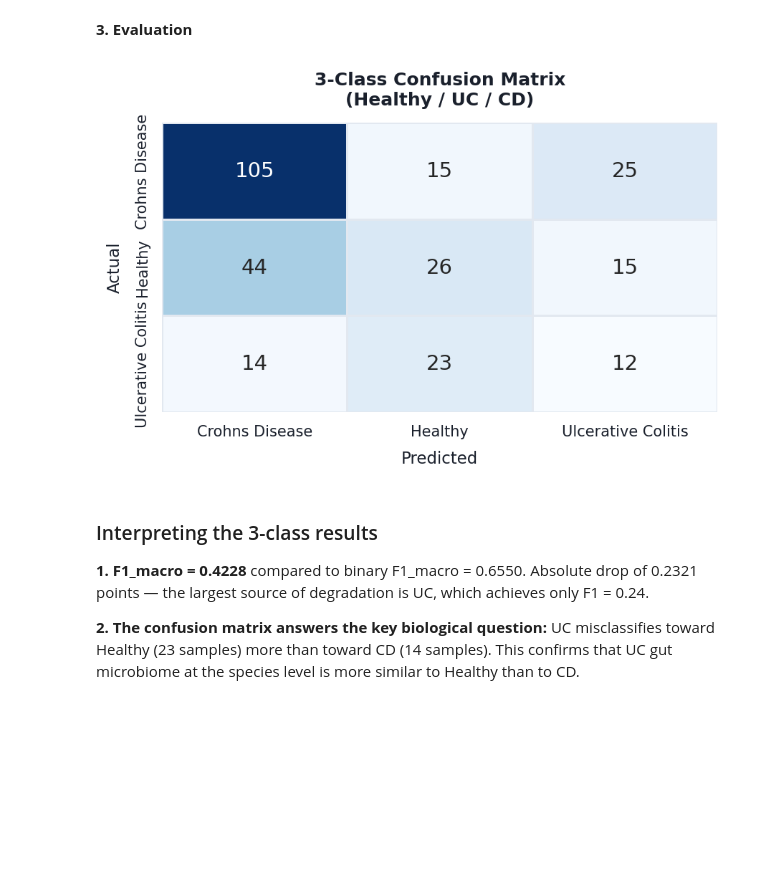
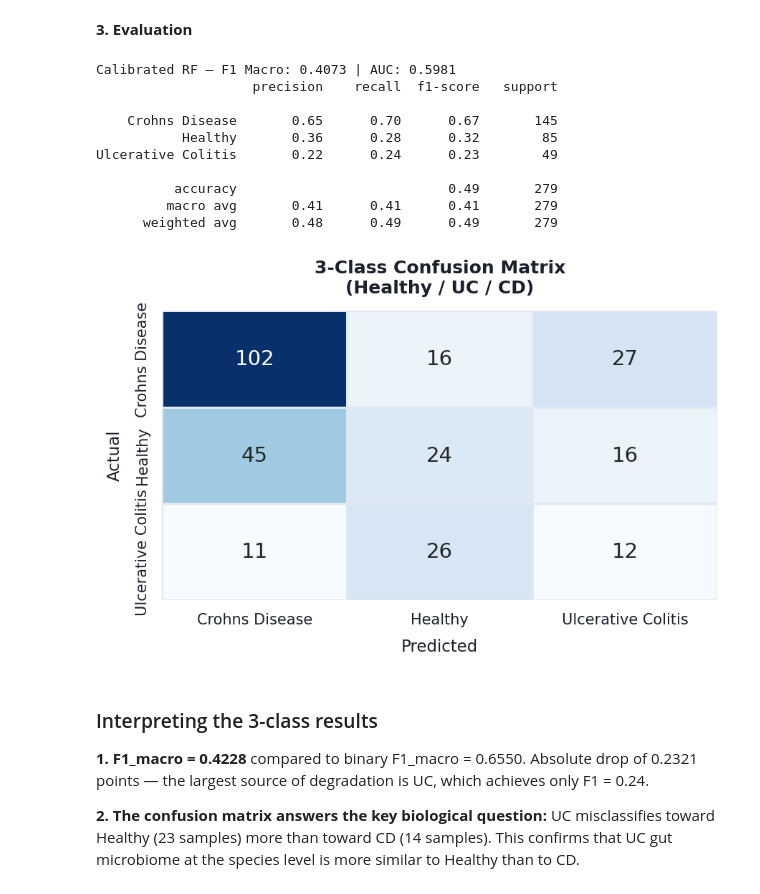
Before and after one commit to Shivadzn/HMP2_IBD_Microbiome_Longitudinal_Analysis, a Jupyter notebook: notebook/HMP2_IBD_Microbiome_Longitudinal_Analysis.ipynb, the cells around one changed output. Drawn from its saved outputs; the diff is of its cells as text; code cells hidden in the pictures; blank space fills up the shorter version.

```diff
--- a/notebook/HMP2_IBD_Microbiome_Longitudinal_Analysis.ipynb
+++ b/notebook/HMP2_IBD_Microbiome_Longitudinal_Analysis.ipynb
@@ -2191,8 +2191,8 @@ penalising the model equally for misclassifying either class.
 **1. Data Prep**
 # %%
 # ── Binary dataset: Healthy vs Crohn's Disease ───────────────────────────────
-binary_mask = df_ml['diagnosis'].isin(['Healthy','Crohns Disease'])
-df_bin  = df_ml[binary_mask].copy()
+binary_mask = df_ml_clean['diagnosis'].isin(['Healthy','Crohns Disease'])
+df_bin  = df_ml_clean[binary_mask].copy()
 clr_bin = clr_ml.loc[df_bin.index].copy()
 
 X = clr_bin.values
@@ -2503,8 +2503,8 @@ from sklearn.preprocessing import LabelEncoder
 
 X_3      = clr_ml.values
 le       = LabelEncoder()
-y_3      = le.fit_transform(df_ml['diagnosis'].values)
-groups_3 = df_ml['Participant ID'].values
+y_3      = le.fit_transform(df_ml_clean['diagnosis'].values)
+groups_3 = df_ml_clean['Participant ID'].values
 
 print("3-class dataset:")
 print(f"  Samples     : {len(X_3):,}")
@@ -2525,16 +2525,16 @@ for i, cls in enumerate(le.classes_):
 **2. Split + GroupKFold**
 # %%
 # ── Participant-stratified split ──────────────────────────────────────────────
-unique_pids_3 = df_ml['Participant ID'].unique()
-pid_labels_3  = df_ml.groupby('Participant ID')['diagnosis'].first()
+unique_pids_3 = df_ml_clean['Participant ID'].unique()
+pid_labels_3  = df_ml_clean.groupby('Participant ID')['diagnosis'].first()
 
 train_pids_3, test_pids_3 = train_test_split(
     unique_pids_3, test_size=0.2, random_state=SEED,
     stratify=pid_labels_3
 )
 
-train_mask_3 = df_ml['Participant ID'].isin(train_pids_3).values
-test_mask_3  = df_ml['Participant ID'].isin(test_pids_3).values
+train_mask_3 = df_ml_clean['Participant ID'].isin(train_pids_3).values
+test_mask_3  = df_ml_clean['Participant ID'].isin(test_pids_3).values
 
 X_train_3, X_test_3 = X_3[train_mask_3], X_3[test_mask_3]
 y_train_3, y_test_3 = y_3[train_mask_3], y_3[test_mask_3]
@@ -2594,35 +2594,85 @@ Final 3-class model trained and calibrated.
 # %% [markdown]
 **3. Evaluation**
 # %%
+from sklearn.metrics import roc_auc_score
+
 y_pred_3 = calibrated_rf_3.predict(X_test_3)
+y_prob_3 = calibrated_rf_3.predict_proba(X_test_3)
 
 # ── Confusion matrix ──────────────────────────────────────────────────────────
 fig, ax = plt.subplots(figsize=(6, 4))
 fig.patch.set_facecolor('white')
 ax.set_facecolor('white')
 
 cm_3 = confusion_matrix(y_test_3, y_pred_3)
+
+# ── Final 3-class evaluation ────────────────────────────────────────────────
+
+f1_macro_3 = f1_score(
+    y_test_3,
+    y_pred_3,
+    average='macro'
+)
+
+accuracy_3 = accuracy_score(
+    y_test_3,
+    y_pred_3
+)
+
+# Multiclass AUC (One-vs-Rest, Macro average)
+auc_3 = roc_auc_score(
+    y_test_3,
+    y_prob_3,
+    multi_class='ovr',
+    average='macro'
+)
+
+print(f"Calibrated RF — F1 Macro: {f1_macro_3:.4f} | AUC: {auc_3:.4f}")
+
+print(classification_report(
+    y_test_3,
+    y_pred_3,
+    target_names=le.classes_,
+    digits=2
+))
+
+
 sns.heatmap(cm_3, annot=True, fmt='d', cmap='Blues',
             xticklabels=le.classes_,
             yticklabels=le.classes_,
             ax=ax, cbar=False, annot_kws={'size': 14},
             linewidths=0.5, linecolor='#E2E8F0')
 
 ax.set_xlabel('Predicted', fontsize=11, color='#1A202C', labelpad=8)
 ax.set_ylabel('Actual', fontsize=11, color='#1A202C', labelpad=8)
 ax.set_title('3-Class Confusion Matrix\n(Healthy / UC / CD)',
              fontweight='bold', color='#1A202C', fontsize=12, pad=12)
 
 ax.tick_params(colors='#1A202C', labelsize=10)
+
 for spine in ax.spines.values():
     spine.set_edgecolor('#E2E8F0')
 
 plt.tight_layout()
+
 plt.savefig('figure11_3class_confusion.png',
-            dpi=300, bbox_inches='tight', facecolor='white')
+            dpi=300,
+            bbox_inches='tight',
+            facecolor='white')
+
 plt.show()
 # %% [output]
+Calibrated RF — F1 Macro: 0.4073 | AUC: 0.5981
+                    precision    recall  f1-score   support
+
+    Crohns Disease       0.65      0.70      0.67       145
+           Healthy       0.36      0.28      0.32        85
+Ulcerative Colitis       0.22      0.24      0.23        49
+
+          accuracy                           0.49       279
+         macro avg       0.41      0.41      0.41       279
+      weighted avg       0.48      0.49      0.49       279
-[figure, old version]
+[figure, new version]
 # %% [markdown]
 ### Interpreting the 3-class results
 
```
Also changed, not shown: parts of 8 cells of this notebook.
